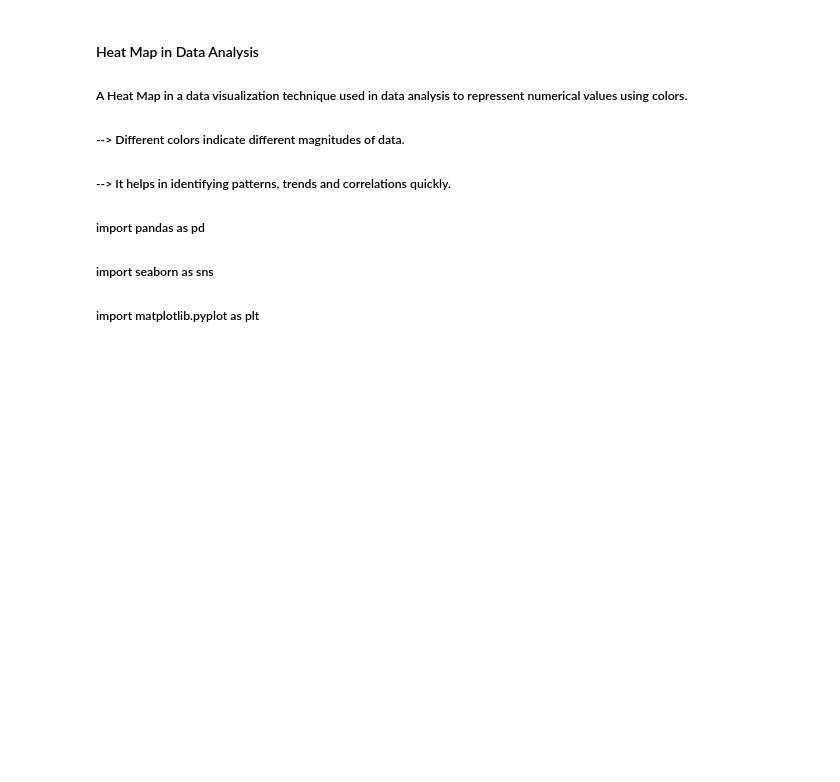
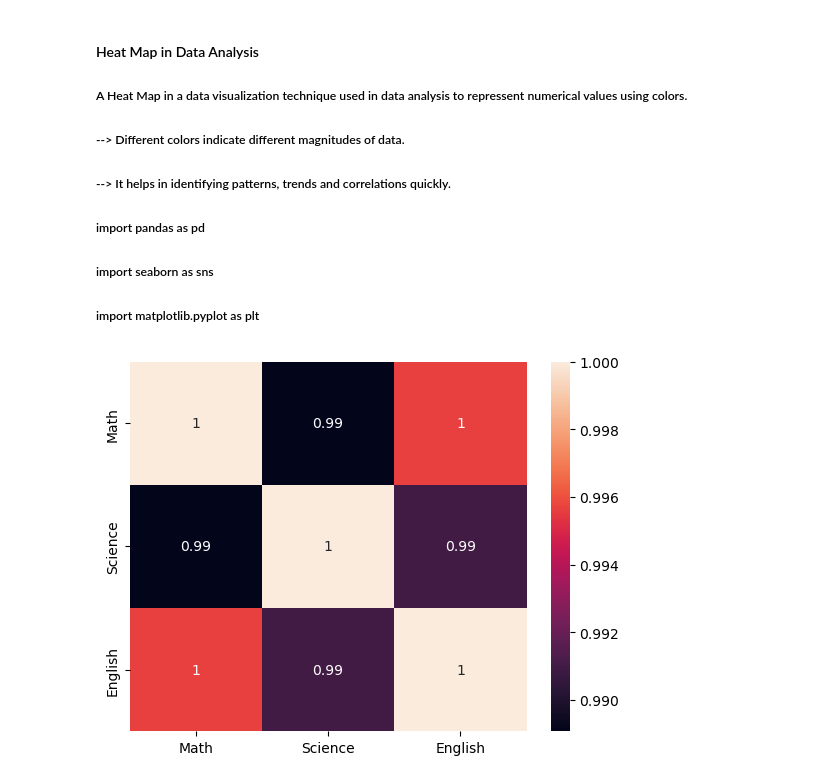
Before and after one commit to aaditya-pdgupta/Python_Course, a Jupyter notebook: Value_counts.ipynb, the cells around one changed output. Cells and saved outputs as stored; diff of their text form; code cells hidden in the pictures; blank space fills up the shorter version.

```diff
--- a/Value_counts.ipynb
+++ b/Value_counts.ipynb
@@ -211,0 +212,5 @@ corr = df.corr() # It is used to calculate the correlation
+# %%
+sns.heatmap(corr, annot = True)
+plt.show()
+# %% [output]
+[figure, added]
```
Also changed, not shown: parts of 2 cells of this notebook.
